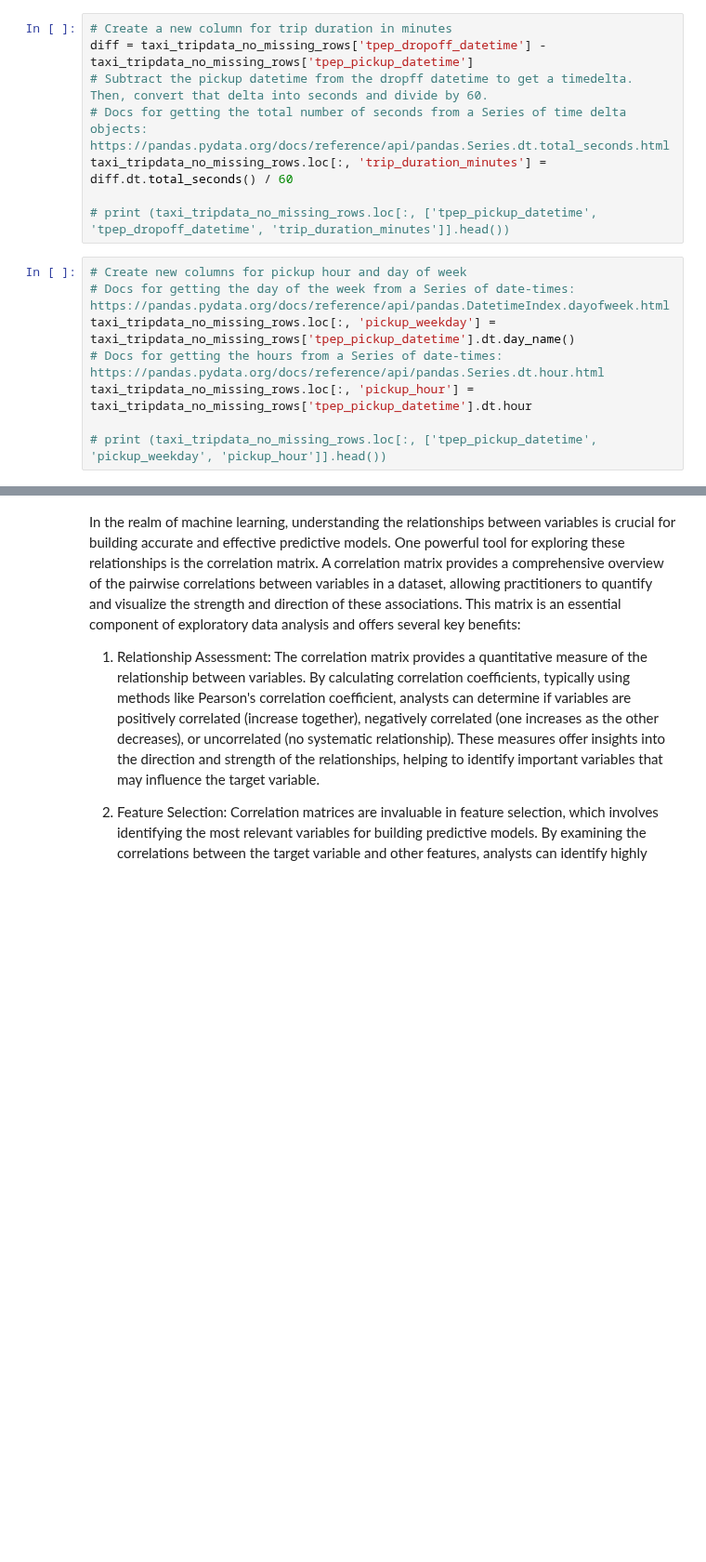
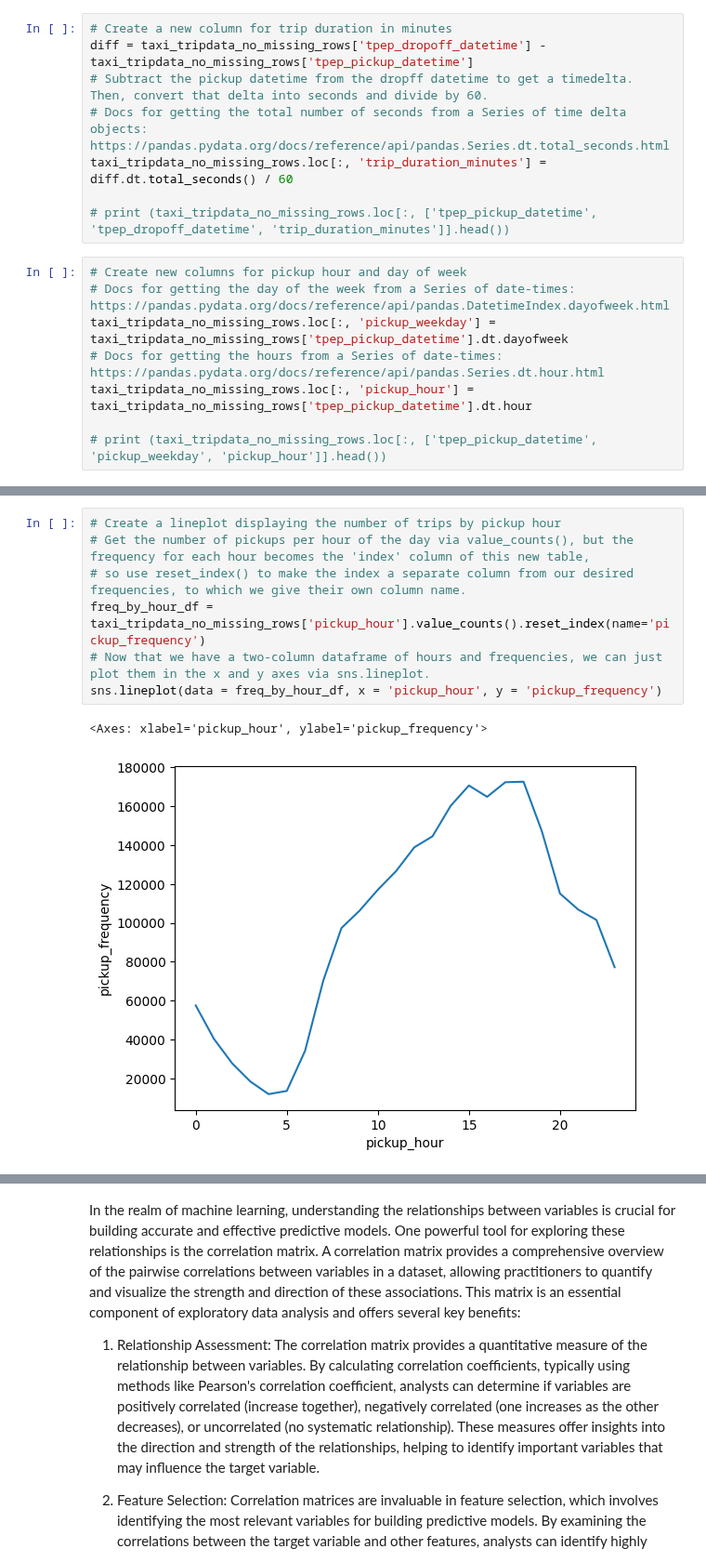
Before and after one commit to TrollRider-Kristian/Springboard-AI-Mini-Projects, a Jupyter notebook: Student_MLE_MiniProject_EDA.ipynb, the cells around one changed output, grey strips where cells are left out. Shown at 93% size. Cells and saved outputs as stored; diff of their text form; blank space fills up the shorter version.

Commit message:
Got snslineplots working for number of pickups by hour and by day of the week.

```diff
--- a/Student_MLE_MiniProject_EDA.ipynb
+++ b/Student_MLE_MiniProject_EDA.ipynb
@@ -138,7 +138,7 @@ taxi_tripdata_no_missing_rows.loc[:, 'trip_duration_minutes'] = diff.dt.total_se
 # %%
 # Create new columns for pickup hour and day of week
 # Docs for getting the day of the week from a Series of date-times: https://pandas.pydata.org/docs/reference/api/pandas.DatetimeIndex.dayofweek.html
-taxi_tripdata_no_missing_rows.loc[:, 'pickup_weekday'] = taxi_tripdata_no_missing_rows['tpep_pickup_datetime'].dt.day_name()
+taxi_tripdata_no_missing_rows.loc[:, 'pickup_weekday'] = taxi_tripdata_no_missing_rows['tpep_pickup_datetime'].dt.dayofweek
 # Docs for getting the hours from a Series of date-times: https://pandas.pydata.org/docs/reference/api/pandas.Series.dt.hour.html
 taxi_tripdata_no_missing_rows.loc[:, 'pickup_hour'] = taxi_tripdata_no_missing_rows['tpep_pickup_datetime'].dt.hour
 
@@ -179,0 +146,10 @@ Name: count, dtype: int64
+# %%
+# Create a lineplot displaying the number of trips by pickup hour
+# Get the number of pickups per hour of the day via value_counts(), but the frequency for each hour becomes the 'index' column of this new table,
+# so use reset_index() to make the index a separate column from our desired frequencies, to which we give their own column name.
+freq_by_hour_df = taxi_tripdata_no_missing_rows['pickup_hour'].value_counts().reset_index(name='pickup_frequency')
+# Now that we have a two-column dataframe of hours and frequencies, we can just plot them in the x and y axes via sns.lineplot.
+sns.lineplot(data = freq_by_hour_df, x = 'pickup_hour', y = 'pickup_frequency')
+# %% [output]
+<Axes: xlabel='pickup_hour', ylabel='pickup_frequency'>
+[figure, added]
```
Also changed, not shown: parts of 3 cells of this notebook.
